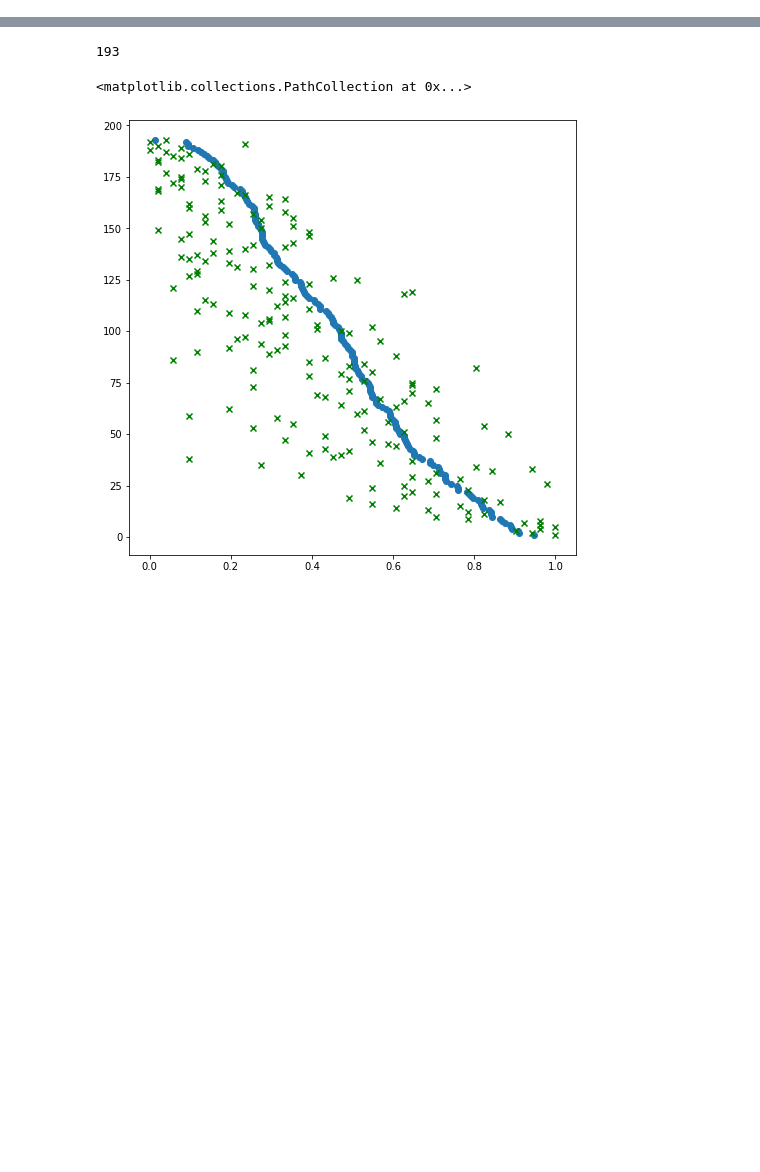
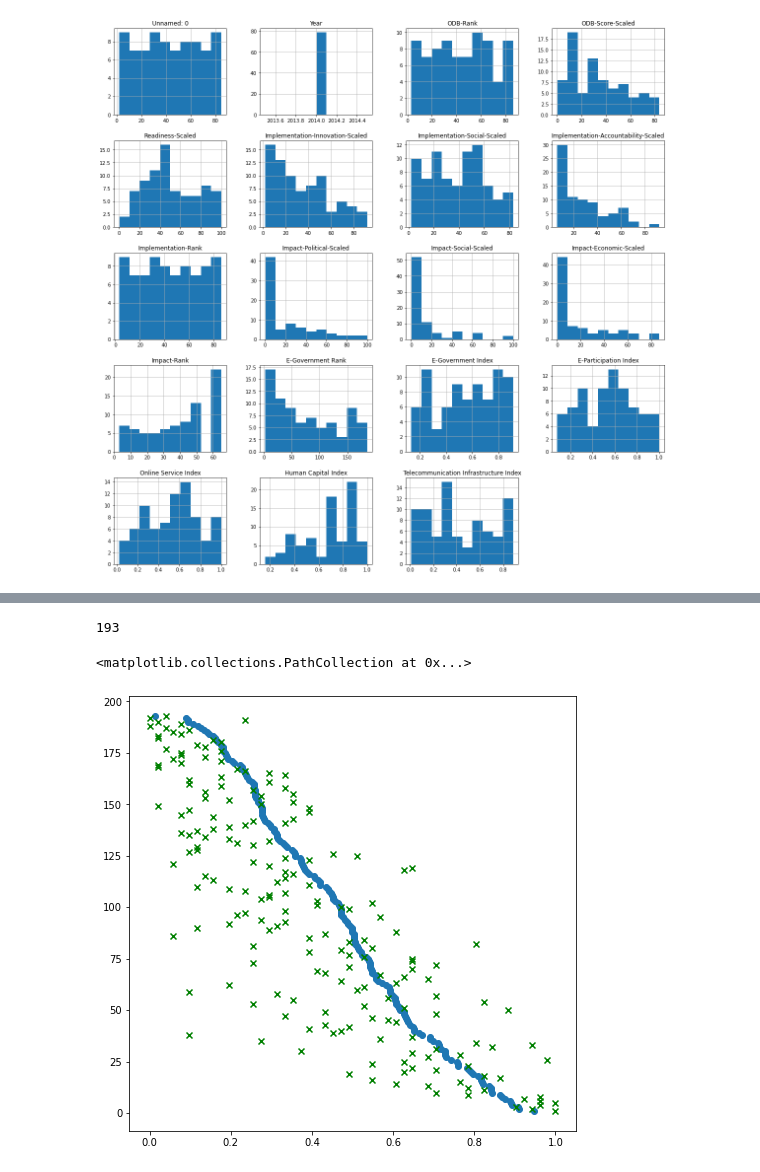
Before and after one commit to kreetigulati/Egovernance_and_OpenData, a Jupyter notebook: Jordan/Exploration - JS.ipynb, the cells around one changed output, grey strips where cells are left out. Saved outputs shown, nothing was run; the diff lists cells and outputs as text; code cells hidden in the pictures; blank space fills up the shorter version.

Commit message:
graphing relationships for 2014 data

```diff
--- a/Jordan/Exploration - JS.ipynb
+++ b/Jordan/Exploration - JS.ipynb
@@ -12,0 +14,4 @@ from scipy.stats import linregress
+# %%
+csv_merge = "../Resources/merged2014.csv"
+df_2014 = pd.read_csv(csv_merge)
+df_2014.head()
@@ -12,0 +38,4 @@ from scipy.stats import linregress
+# %%
+df_2014.hist(alpha=1, figsize=(20,20));
+# %% [output]
+[figure, added]
```
Also changed, not shown: parts of 37 cells of this notebook, 2 other files.
